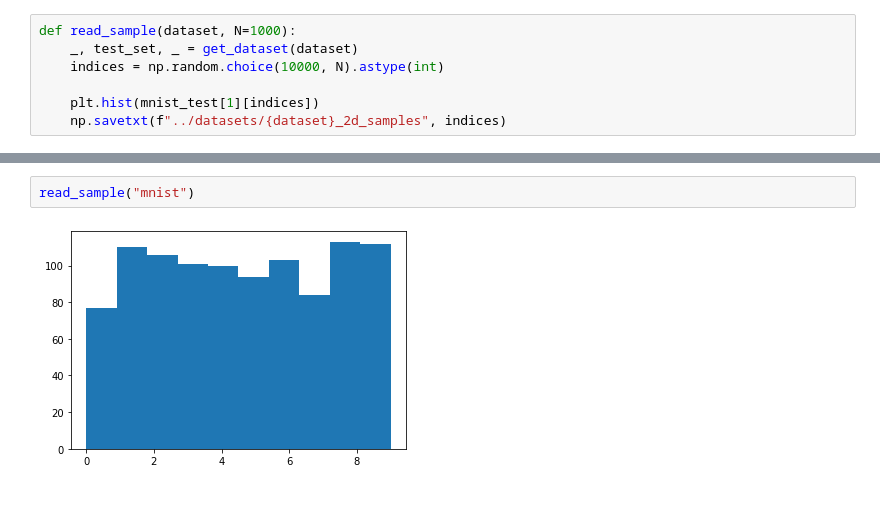
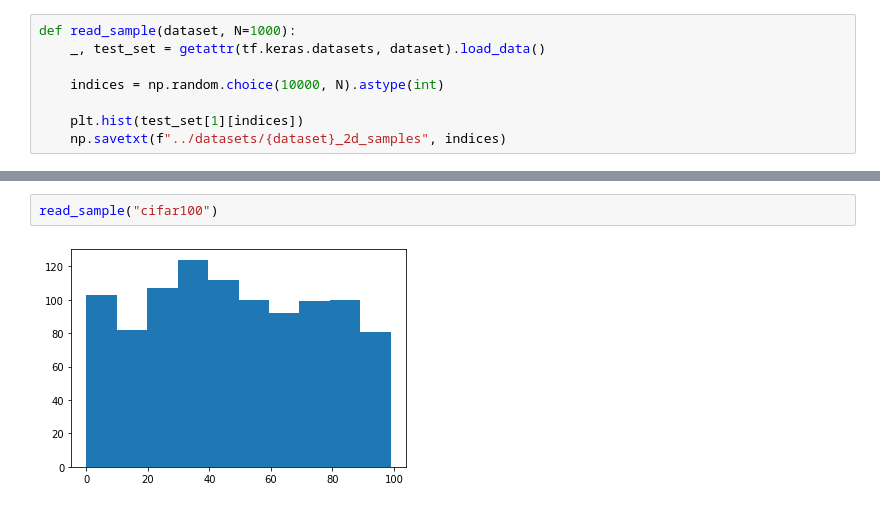
Before and after one commit to p16i/vdb, a Jupyter notebook: notebooks/prepare-sample-2d-indices.ipynb, the cells around one changed output, grey strips where cells are left out. Cells and saved outputs as stored; diff of their text form.

```diff
--- a/notebooks/prepare-sample-2d-indices.ipynb
+++ b/notebooks/prepare-sample-2d-indices.ipynb
@@ -5,8 +6,9 @@ from matplotlib import pyplot as plt
 from datasets import get_dataset
 # %%
 def read_sample(dataset, N=1000):
-    _, test_set, _ = get_dataset(dataset)
+    _, test_set = getattr(tf.keras.datasets, dataset).load_data()
+
     indices = np.random.choice(10000, N).astype(int)
 
-    plt.hist(mnist_test[1][indices])
+    plt.hist(test_set[1][indices])
     np.savetxt(f"../datasets/{dataset}_2d_samples", indices)
@@ -13,4 +30,4 @@ def read_sample(dataset, N=1000):
 # %%
-read_sample("mnist")
+read_sample("cifar100")
 # %% [output]
-[figure, old version]
+[figure, new version]
```
Also changed, not shown: parts of 8 cells of this notebook, 5 other files.
